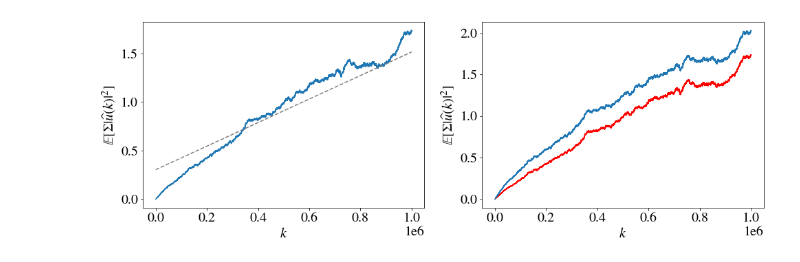
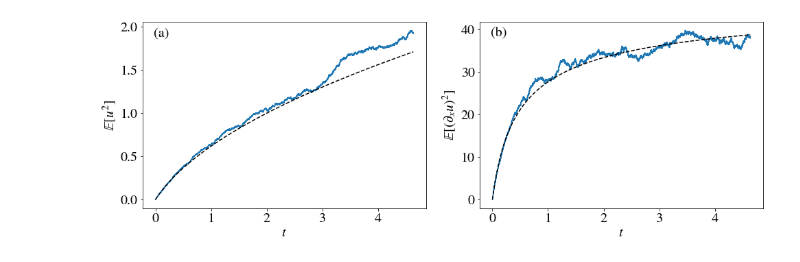
Before and after one commit to gapolinario/heat-spectral-1d, a Jupyter notebook: plots.ipynb, the cells around one changed output. Cells and saved outputs as stored; diff of their text form; code cells hidden in the pictures.

```diff
--- a/plots.ipynb
+++ b/plots.ipynb
@@ -10,12 +10,12 @@ plt.rcParams.update({'font.size': 20,
 # external parameters
 
 R = 0
-BN = 10
+BN = 9
 numsteps=1000000
 Lcte = .1
 nu = .01
 f0 = 1.
-size = 100 # ensemble size
+size = 200 # ensemble size
 
 N = 2**BN
 dx = 1./N
@@ -27,7 +27,9 @@ Cf = np.exp(-.5*X*X/L/L)
 N2 = N//2+1
 visc = 4.*np.pi*np.pi*nu
 
-dt = .5*dx*dx/(np.pi*np.pi*nu*Ltot*Ltot)
+dt = .12*dx*dx/(np.pi*np.pi*nu*Ltot*Ltot)
+# %%
+taxis = np.arange(numsteps)*dt
 # %%
 # large k, short time
 T_short = 1./(np.pi*np.pi*nu*N*N)
@@ -63,6 +65,12 @@ def cuk_theo(x):
 # E[v(0)v^*(0)]
 def cuk_zero(int_time):
     return f0*cfk_theo(0)*int_time*dt
+
+def var_analyt(t):
+    return .5*L*L/nu*(np.sqrt(1.+4.*nu*t/L/L)-1.)
+
+def grad_var_analyt(t):
+    return .5/nu*(1.-1./np.sqrt(1.+4*nu*t/L/L))
 # %%
 # lines below, verifying sums of variances of Fourier modes
 # excludes Fourier modes with ki=0
@@ -101,29 +123,30 @@ plt.show()
 # %%
-var_f = np.zeros(numsteps)
-for r in range(size):
-    var_f += np.fromfile("data/HeatVar_f_R_{:04d}_N_{:02d}_NT_{:06d}_L_{:.3e}_nu_{:.3e}_f0_{:.3e}.dat".format(r,BN,numsteps,L,nu,f0),dtype=np.double)
-var_f *= 1./size
-
 var_x = np.zeros(numsteps)
 for r in range(size):
     var_x += np.fromfile("data/HeatVar_x_R_{:04d}_N_{:02d}_NT_{:06d}_L_{:.3e}_nu_{:.3e}_f0_{:.3e}.dat".format(r,BN,numsteps,L,nu,f0),dtype=np.double)
 var_x *= 1./size
+
+var_dx = np.zeros(numsteps)
+for r in range(size):
+    var_dx += np.fromfile("data/HeatVar_d_R_{:04d}_N_{:02d}_NT_{:06d}_L_{:.3e}_nu_{:.3e}_f0_{:.3e}.dat".format(r,BN,numsteps,L,nu,f0),dtype=np.double)
+var_dx *= 1./size
 # %%
 fig, axs = plt.subplots(1,2,figsize=(14,5))
 
-axs[0].set_xlabel(r'$k$')
-axs[0].set_ylabel(r'$\mathbb{E}[\Sigma |\widehat{u}(k)|^2]$')
-axs[0].plot(var_f)
-axs[0].plot(var_theo+cuk_zero(range(numsteps)),color='grey',linestyle='dashed')
+axs[0].set_xlabel(r'$t$')
+axs[0].set_ylabel(r'$\mathbb{E}[u^2]$')
+axs[0].plot(taxis,var_x)
+axs[0].plot(taxis,var_analyt(taxis),color='k',linestyle='dashed')
+axs[0].text(0.04, 0.92, r'(a)', transform=axs[0].transAxes )
 
-axs[1].set_xlabel(r'$k$')
-axs[1].set_ylabel(r'$\mathbb{E}[\Sigma |\widehat{u}(k)|^2]$')
-axs[1].plot(var_f,color='red')
-axs[1].plot(var_x)
-#axs[1].plot(var_theo+cuk_zero(range(numsteps)),color='grey',linestyle='dashed')
+axs[1].set_xlabel(r'$t$')
+axs[1].set_ylabel(r'$\mathbb{E}[(\partial_x u)^2]$')
+axs[1].plot(taxis,var_dx)
+axs[1].plot(taxis,grad_var_analyt(taxis),color='k',linestyle='dashed')
+axs[1].text(0.04, 0.92, r'(b)', transform=axs[1].transAxes )
 
 plt.tight_layout()
-#plt.savefig("heat_1d_fourier_modes.png")
+plt.savefig("heat_1d_variance.png",facecolor='white', edgecolor='none')
 plt.show()
 # %% [output]
-[figure, old version]
+[figure, new version]
```
Also changed, not shown: parts of 3 cells of this notebook, 4 other files.
